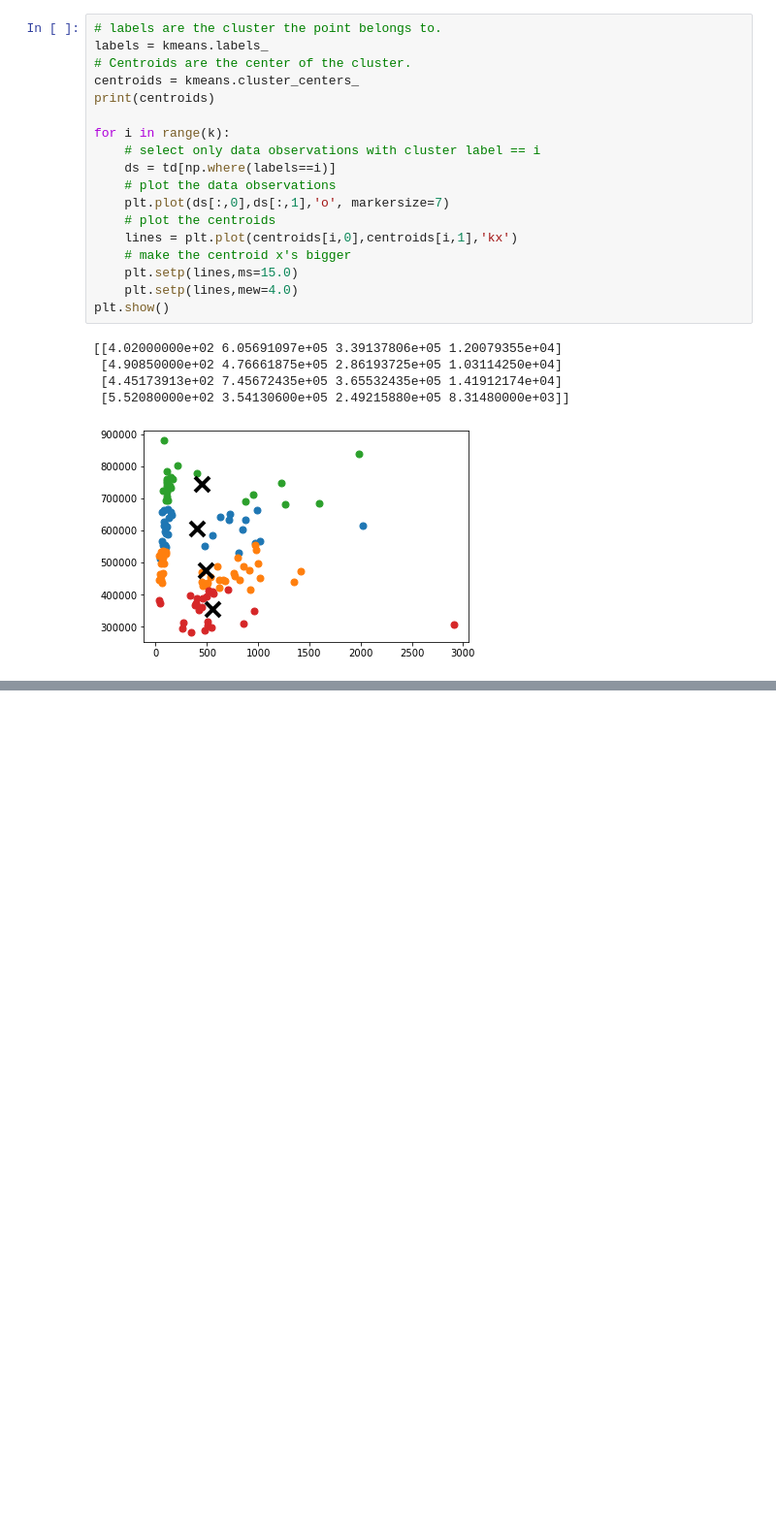
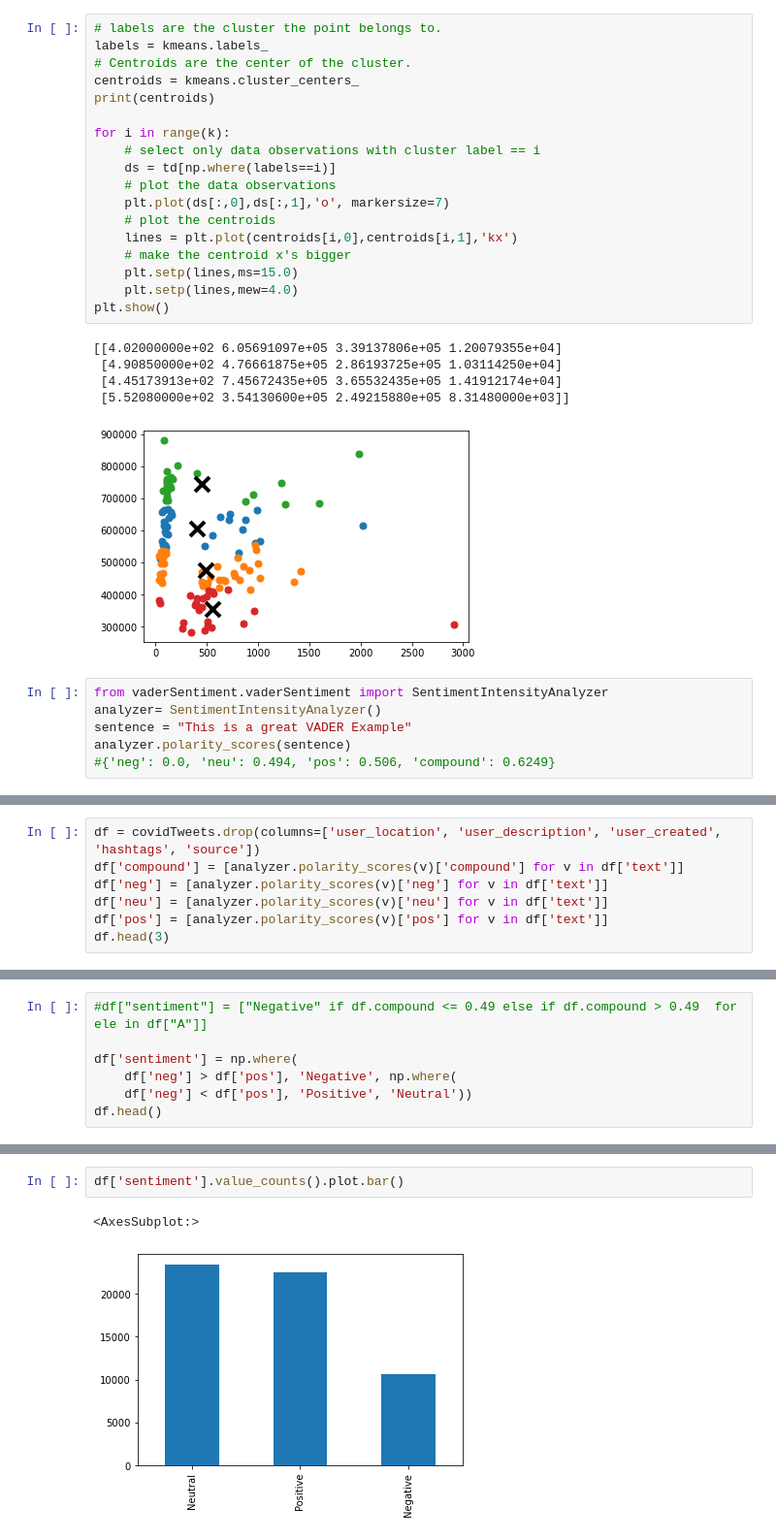
Before and after one commit to hukas/COVIDTweets-Machine-Learning, a Jupyter notebook: COVID Vaccine Tweets - COMP 4522.ipynb, the cells around one changed output, grey strips where cells are left out. Shown at 97% size. Drawn from its saved outputs; the diff is of its cells as text; blank space fills up the shorter version.

Commit message:
Sentiment Analysis added

```diff
--- a/COVID Vaccine Tweets - COMP 4522.ipynb
+++ b/COVID Vaccine Tweets - COMP 4522.ipynb
@@ -540,3 +540,9 @@ plt.show()
  [4.45173913e+02 7.45672435e+05 3.65532435e+05 1.41912174e+04]
  [5.52080000e+02 3.54130600e+05 2.49215880e+05 8.31480000e+03]]
 [figure]
+# %%
+from vaderSentiment.vaderSentiment import SentimentIntensityAnalyzer
+analyzer= SentimentIntensityAnalyzer()
+sentence = "This is a great VADER Example"
+analyzer.polarity_scores(sentence)
+#{'neg': 0.0, 'neu': 0.494, 'pos': 0.506, 'compound': 0.6249}
@@ -542,0 +551,7 @@ plt.show()
+# %%
+df = covidTweets.drop(columns=['user_location', 'user_description', 'user_created', 'hashtags', 'source'])
+df['compound'] = [analyzer.polarity_scores(v)['compound'] for v in df['text']]
+df['neg'] = [analyzer.polarity_scores(v)['neg'] for v in df['text']]
+df['neu'] = [analyzer.polarity_scores(v)['neu'] for v in df['text']]
+df['pos'] = [analyzer.polarity_scores(v)['pos'] for v in df['text']]
+df.head(3)
@@ -542,0 +579,7 @@ plt.show()
+# %%
+#df["sentiment"] = ["Negative" if df.compound <= 0.49 else if df.compound > 0.49  for ele in df["A"]]
+
+df['sentiment'] = np.where(
+    df['neg'] > df['pos'], 'Negative', np.where(
+    df['neg'] < df['pos'], 'Positive', 'Neutral'))
+df.head()
@@ -542,0 +593,5 @@ plt.show()
+# %%
+df['sentiment'].value_counts().plot.bar()
+# %% [output]
+<AxesSubplot:>
+[figure, added]
```
Also changed, not shown: parts of 8 cells of this notebook.
